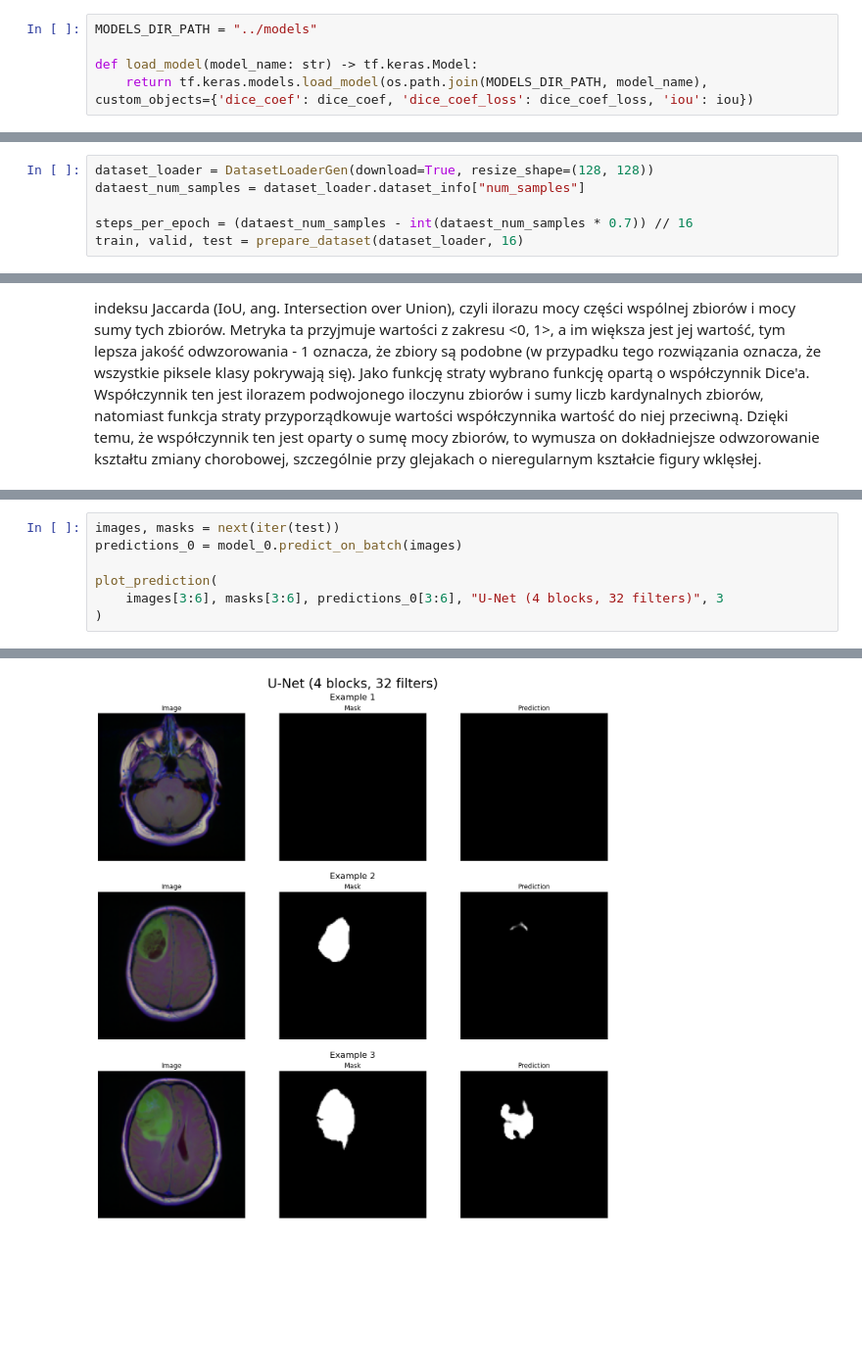
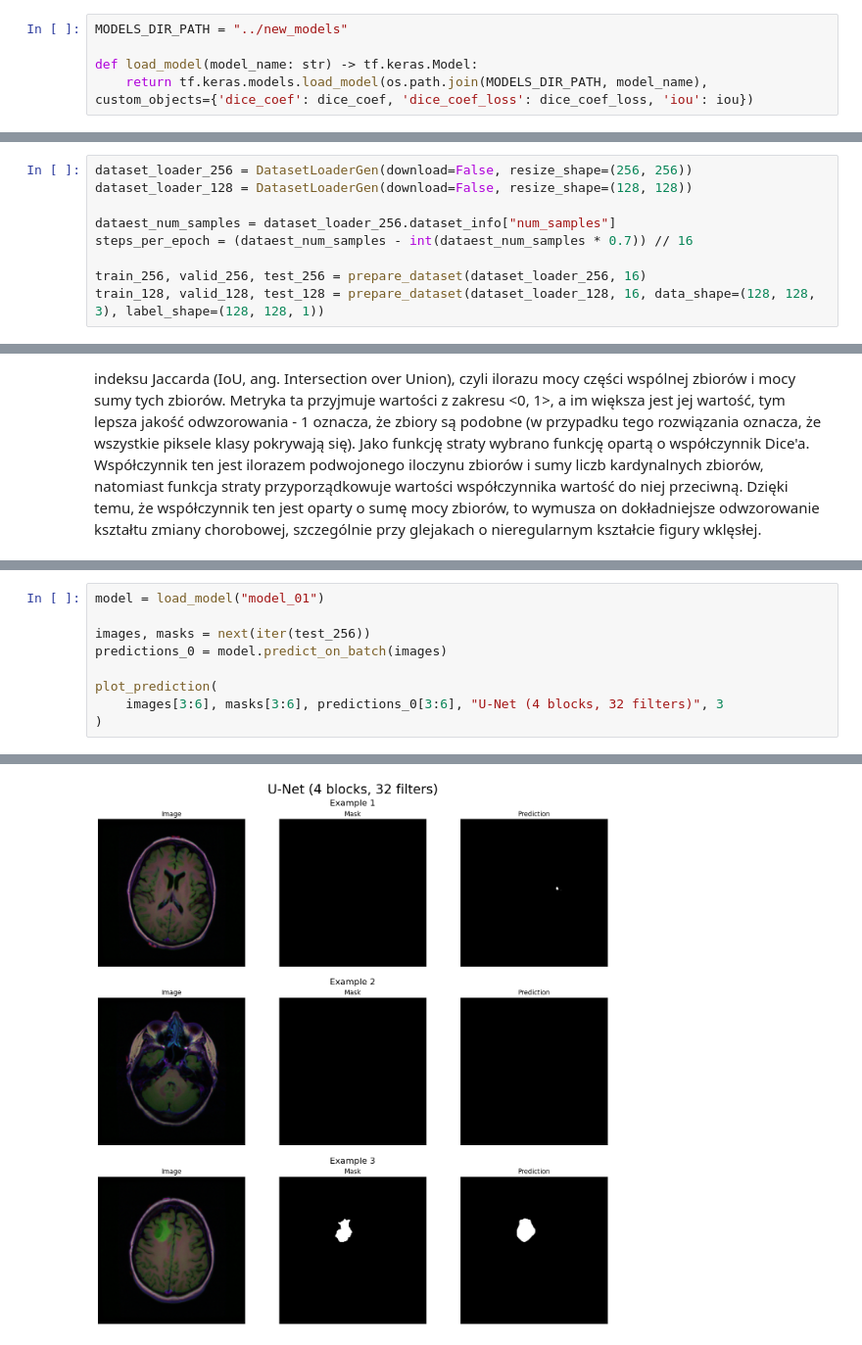
Before and after one commit to Piotr45/brain-mri-segmentation, a Jupyter notebook: brain/brain.ipynb, the cells around one changed output, grey strips where cells are left out. Shown at 98% size. Saved outputs shown, nothing was run; the diff lists cells and outputs as text; blank space fills up the shorter version.

```diff
--- a/brain/brain.ipynb
+++ b/brain/brain.ipynb
@@ -87,7 +85,7 @@ plt.show()
 # %% [output]
 [figure]
 # %%
-MODELS_DIR_PATH = "../models"
+MODELS_DIR_PATH = "../new_models"
 
 def load_model(model_name: str) -> tf.keras.Model:
     return tf.keras.models.load_model(os.path.join(MODELS_DIR_PATH, model_name), custom_objects={'dice_coef': dice_coef, 'dice_coef_loss': dice_coef_loss, 'iou': iou})
@@ -109,7 +113,10 @@ model_2 = load_model("model_2")
 # %%
-dataset_loader = DatasetLoaderGen(download=True, resize_shape=(128, 128))
-dataest_num_samples = dataset_loader.dataset_info["num_samples"]
+dataset_loader_256 = DatasetLoaderGen(download=False, resize_shape=(256, 256))
+dataset_loader_128 = DatasetLoaderGen(download=False, resize_shape=(128, 128))
 
+dataest_num_samples = dataset_loader_256.dataset_info["num_samples"]
 steps_per_epoch = (dataest_num_samples - int(dataest_num_samples * 0.7)) // 16
-train, valid, test = prepare_dataset(dataset_loader, 16)
+
+train_256, valid_256, test_256 = prepare_dataset(dataset_loader_256, 16)
+train_128, valid_128, test_128 = prepare_dataset(dataset_loader_128, 16, data_shape=(128, 128, 3), label_shape=(128, 128, 1))
 # %% [output]
@@ -147,6 +184,8 @@ Binary accuracy: 0.9929108023643494
 # %%
-images, masks = next(iter(test))
-predictions_0 = model_0.predict_on_batch(images)
+model = load_model("model_01")
+
+images, masks = next(iter(test_256))
+predictions_0 = model.predict_on_batch(images)
 
 plot_prediction(
     images[3:6], masks[3:6], predictions_0[3:6], "U-Net (4 blocks, 32 filters)", 3
@@ -160,2 +195,2 @@ plot_prediction(
-[figure, old version]
+[figure, new version]
 # %%
```
Also changed, not shown: parts of 16 cells of this notebook.
